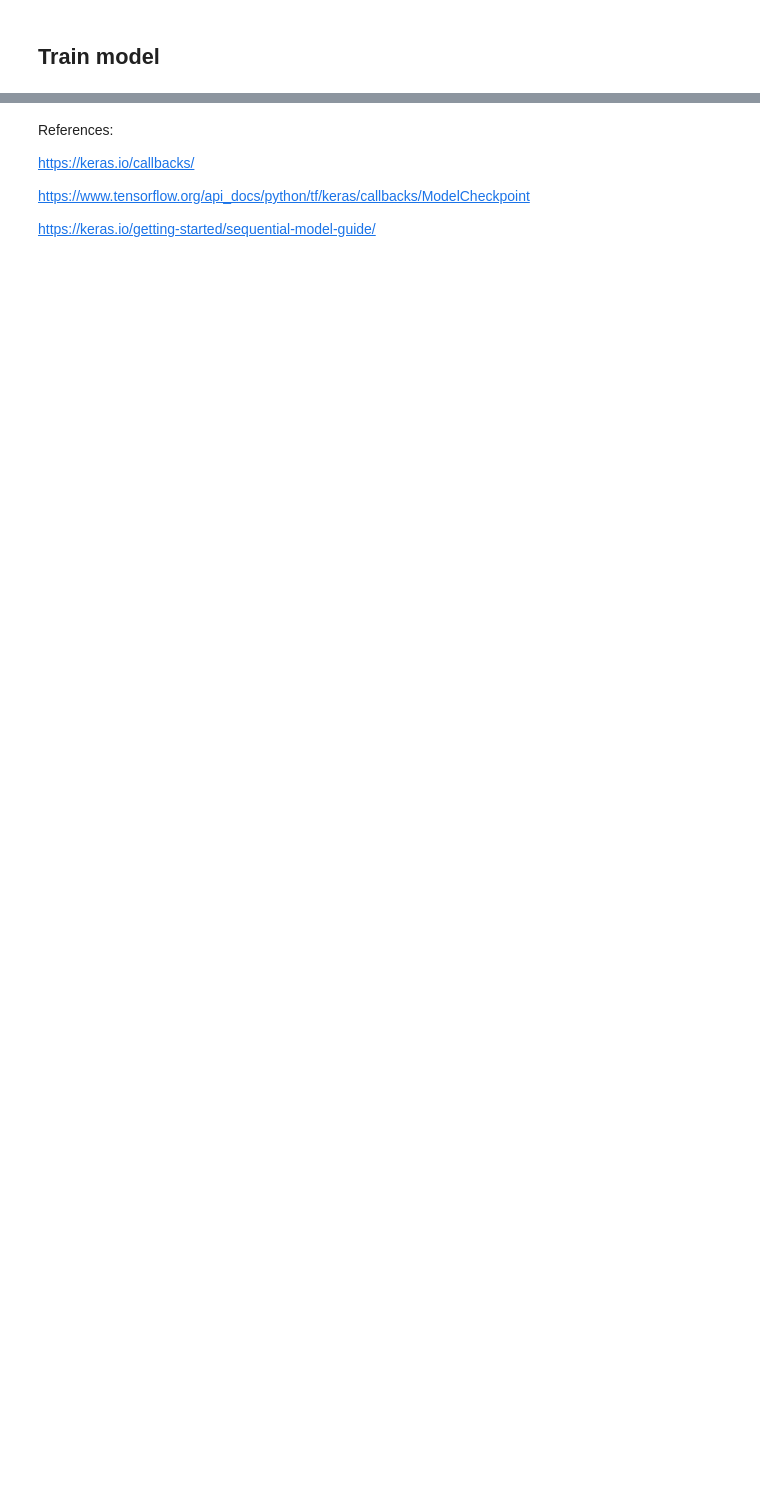
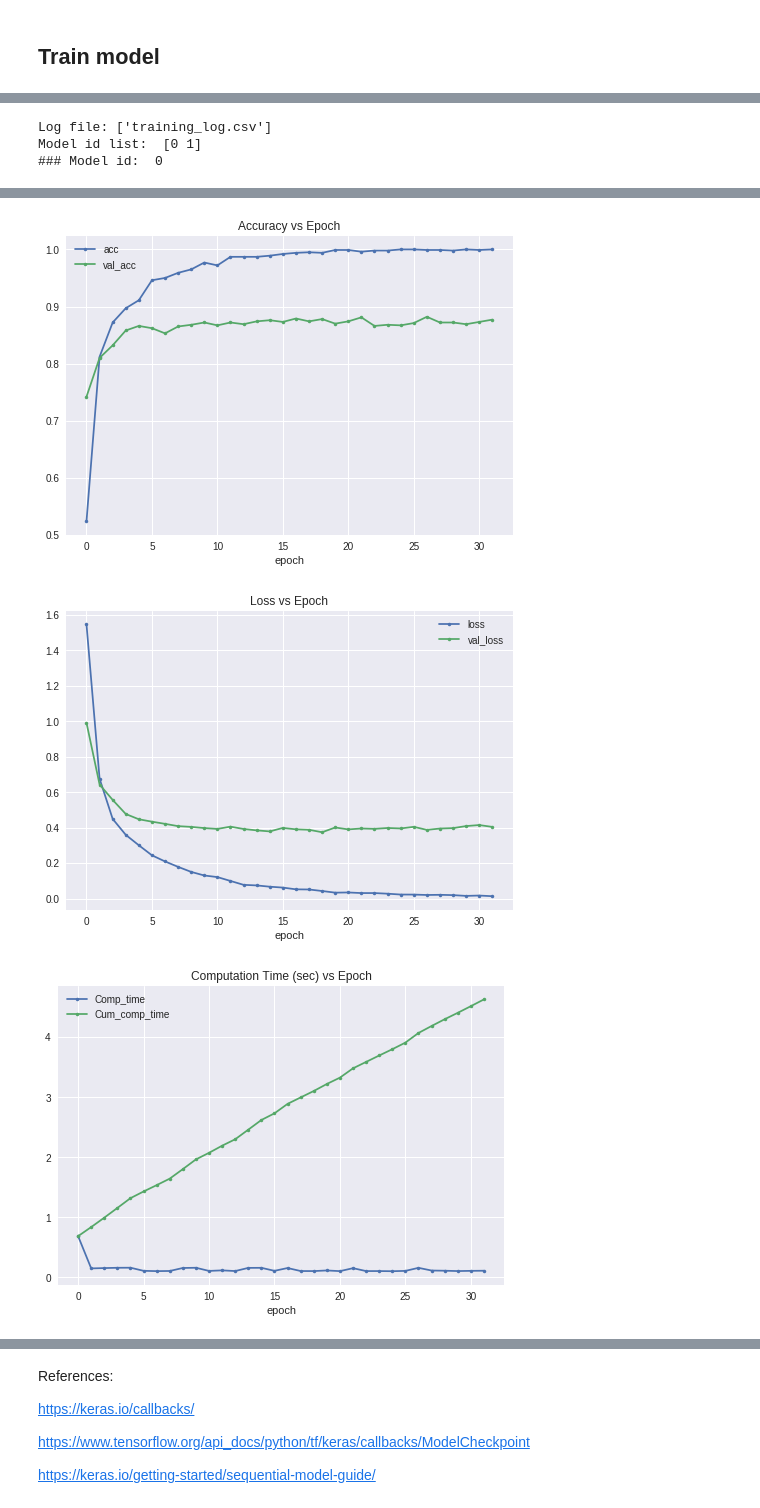
Before and after one commit to Minyus/Deep_Learning, a Jupyter notebook: Keras/MNIST/Dense_Only_with_Dropout/keras_fit_with_callbacks_mnist.ipynb, the cells around one changed output, grey strips where cells are left out. Drawn from its saved outputs; the diff is of its cells as text; code cells hidden in the pictures; blank space fills up the shorter version.

```diff
--- a/Keras/MNIST/Dense_Only_with_Dropout/keras_fit_with_callbacks_mnist.ipynb
+++ b/Keras/MNIST/Dense_Only_with_Dropout/keras_fit_with_callbacks_mnist.ipynb
@@ -324,7 +365,11 @@ resume_if_possible = True
 #resume_if_possible = False
 epochs = 100
 
-for model_param_dict in model_param_dict_list:
+lfp = LogFileProcessing(resume_if_possible = resume_if_possible)
+
+initial_model_id_num = int(lfp.get_column_value('_Model_id'))
+
+for model_param_dict in model_param_dict_list[initial_model_id_num:]:
     print(model_param_dict)
     for key,val in model_param_dict.items():
         exec(key + '=val')
@@ -342,8 +387,9 @@ for model_param_dict in model_param_dict_list:
         return model
 
     model, callbacks, initial_epoch = \
-    setup_model_and_callbacks(create_model, input_shape, resume_if_possible = resume_if_possible,
-                             model_param_dict = model_param_dict)
+    setup_model_and_callbacks(lfp, create_model, input_shape,
+                              resume_if_possible = resume_if_possible,
+                              model_param_dict = model_param_dict)
 
     model.summary()
 
@@ -371,19 +416,0 @@ Epoch 00023: early stopping
-# %%
-## Show final model performance metrics
-mfp = ModelFileProcessing()
-model = keras.models.load_model(mfp.latest_model_file)
-val_loss, val_acc = model.evaluate(x_test, y_test, verbose=0)
-print("Final Model:  {}  \n  val_acc:  {:8.6f}\n  val_loss: {:8.6f}".format(mfp.latest_model_file, val_acc, val_loss))
-
-## Plot the results
-lfp = LogFileProcessing()
-if lfp.log_file_exists:
-    log_df = pd.read_csv(lfp.log_file_path)
-    log_df.set_index('epoch')[['acc', 'val_acc']].plot(style='.-', title='Accuracy vs Epoch')
-    plt.show()
-    log_df.set_index('epoch')[['loss', 'val_loss']].plot(style='.-', title='Loss vs Epoch')
-    plt.show()
-    log_df.set_index('epoch')[['Comp_time', 'Cum_comp_time']].plot(style='.-', title='Computation Time (sec) vs Epoch')
-    plt.show()
-    # pd.options.display.max_rows = 8
-    display(log_df)
@@ -415,0 +417,8 @@ Log file found: ['training_log.csv']
+# %%
+## Plot the results
+# pd.options.display.max_rows = 8
+lfp.plot_log(show_table=True)
+# %% [output]
+Log file: ['training_log.csv']
+Model id list:  [0 1]
+### Model id:  0
@@ -415,0 +442,3 @@ Log file found: ['training_log.csv']
+[figure, added]
+[figure, added]
+[figure, added]
```
Also changed, not shown: parts of 11 cells of this notebook.
